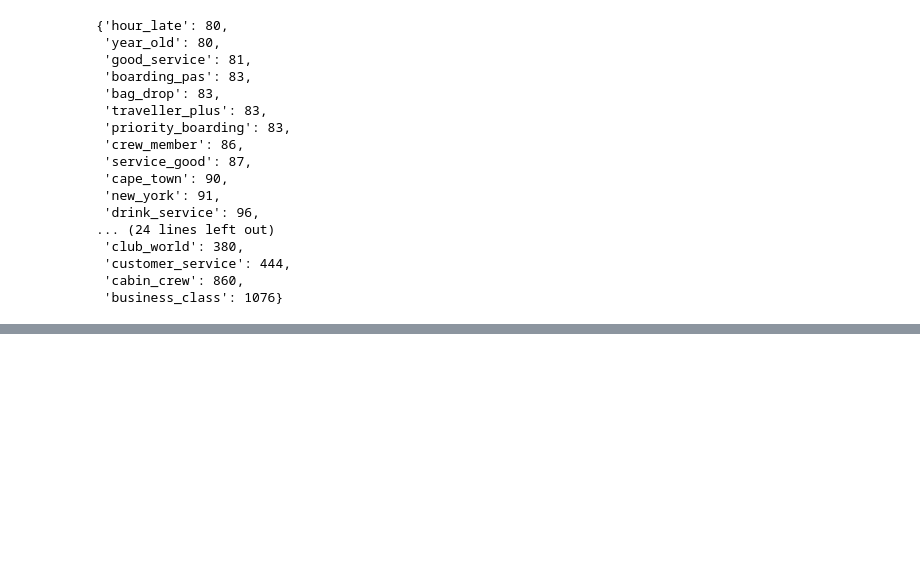
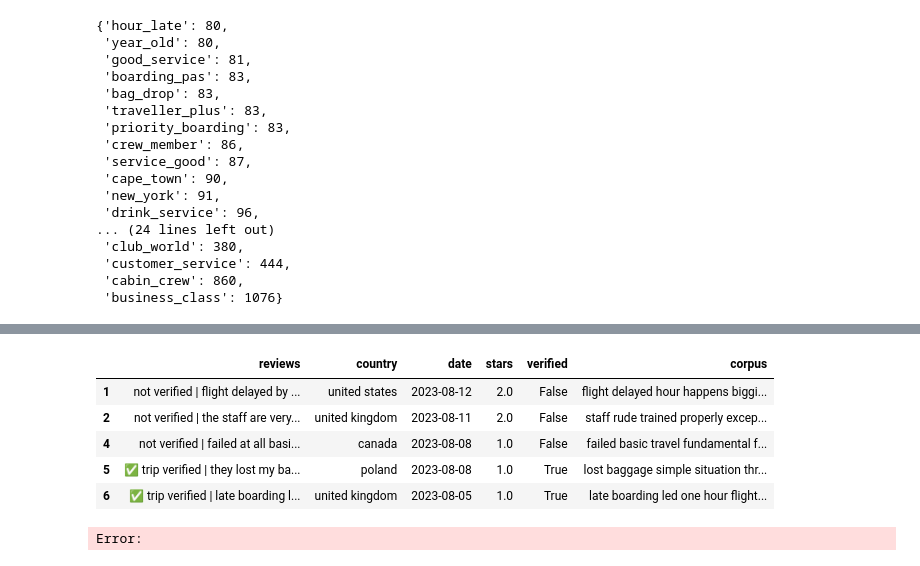
Before and after one commit to Ibeabuchi1/BA_internship, a Jupyter notebook: eda/eda_review.ipynb, the cells around one changed output, grey strips where cells are left out. Saved outputs shown, nothing was run; the diff lists cells and outputs as text; code cells hidden in the pictures; blank space fills up the shorter version.

```diff
--- a/eda/eda_review.ipynb
+++ b/eda/eda_review.ipynb
@@ -302,0 +324,13 @@ joined_ngram
+# %%
+ratings_1_3 = df[df.stars.isin([1,2,3])]
+ratings_4_6 = df[df.stars.isin([4,5,6])]
+ratings_7_10 = df[df.stars.isin([7,8,9,10])]
+# %%
+ratings_1_3[:5]
+# %% [output]
+|  | reviews | country | date | stars | verified | corpus |
+| 1 | not verified | flight delayed by ... | united states | 2023-08-12 | 2.0 | False | flight delayed hour happens biggi... |
+| 2 | not verified | the staff are very... | united kingdom | 2023-08-11 | 2.0 | False | staff rude trained properly excep... |
+| 4 | not verified | failed at all basi... | canada | 2023-08-08 | 1.0 | False | failed basic travel fundamental f... |
+| 5 | ✅ trip verified | they lost my ba... | poland | 2023-08-08 | 1.0 | True | lost baggage simple situation thr... |
+| 6 | ✅ trip verified | late boarding l... | united kingdom | 2023-08-05 | 1.0 | True | late boarding led one hour flight... |
@@ -302,0 +346,4 @@ joined_ngram
+# %%
+[ word for word in words_7_10 if word not in set(stopwords)]
+# %% [output]
+Error:
```
Also changed, not shown: parts of 5 cells of this notebook.
